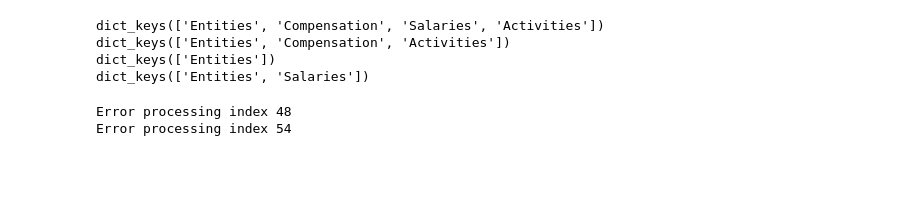
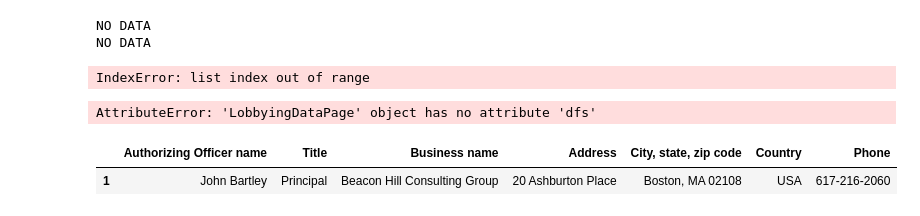
Before and after one commit to ren0nie0/advocacy-maps, a Jupyter notebook: lobbying/notebooks/lobbydoodles.ipynb, the cells around one changed output. Cells and saved outputs as stored; diff of their text form; code cells hidden in the pictures; blank space fills up the shorter version.

```diff
--- a/lobbying/notebooks/lobbydoodles.ipynb
+++ b/lobbying/notebooks/lobbydoodles.ipynb
@@ -264 +339,5 @@ ldf = pd.read_html(test_lobbyist_htmls[0])
+# %%
+import random
+html_list = html20 + html05
+test_htmls = random.choices(html_list, k=10)
 # %%
@@ -420,24 +493,25 @@ string_to_dataframe(comp_str)
+# %%
+ldps = [LobbyingDataPage(html) for html in test_htmls]
+# %% [output]
+NO DATA
+NO DATA
+IndexError: list index out of range
+# %%
+# for ldp in ldps:
+#     print(ldp.fetch_tables().keys())
+
+dfs = ldps[0].dfs
+results = [df for df in dfs if 'House / Senate' in df]
+
+results[0]
+# %% [output]
+AttributeError: 'LobbyingDataPage' object has no attribute 'dfs'
 # %%
-for html in test_lobbyist_htmls:
-    LobbyingDataPage(html)
+all_tables = []
+for html in test_htmls:
+    all_tables.append(LobbyingDataPage(html).fetch_tables())
-# %%
-for html in test_entity_htmls:
-    print(LobbyingDataPage(html).fetch_tables().keys())
-# %% [output]
-dict_keys(['Entities', 'Compensation', 'Salaries', 'Activities'])
-dict_keys(['Entities', 'Compensation', 'Activities'])
-dict_keys(['Entities'])
-dict_keys(['Entities', 'Salaries'])
-# %%
-for i in range(len(html05)):
-    dfs = pd.read_html(html05[i])
-    is_error = 'An Error Occurred' in str(dfs[0][0])
-    if is_error:
-        print(f'Error processing index {i}')
-        #Return
-    else: #Remove
-        is_entity = 'Entity' in dfs[4][0][2]
-        header_table = dfs[5]
-# %% [output]
-Error processing index 48
-Error processing index 54
+# %%
+all_tables[0]['Entities']
+# %% [output]
+|  | Authorizing Officer name | Title | Business name | Address | City, state, zip code | Country | Phone |
+| 1 | John Bartley | Principal | Beacon Hill Consulting Group | 20 Ashburton Place | Boston, MA 02108 | USA | 617-216-2060 |
```
Also changed, not shown: parts of 23 cells of this notebook, 9 other files.
